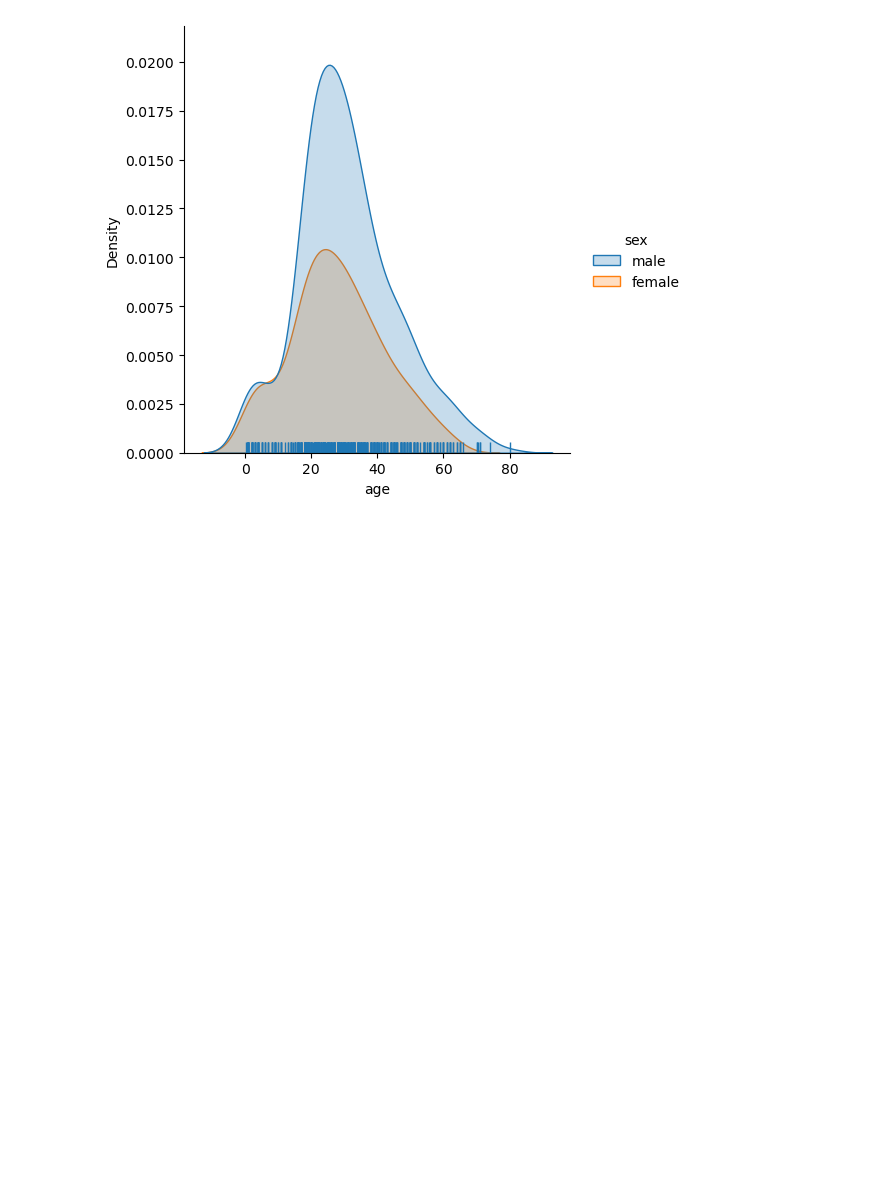
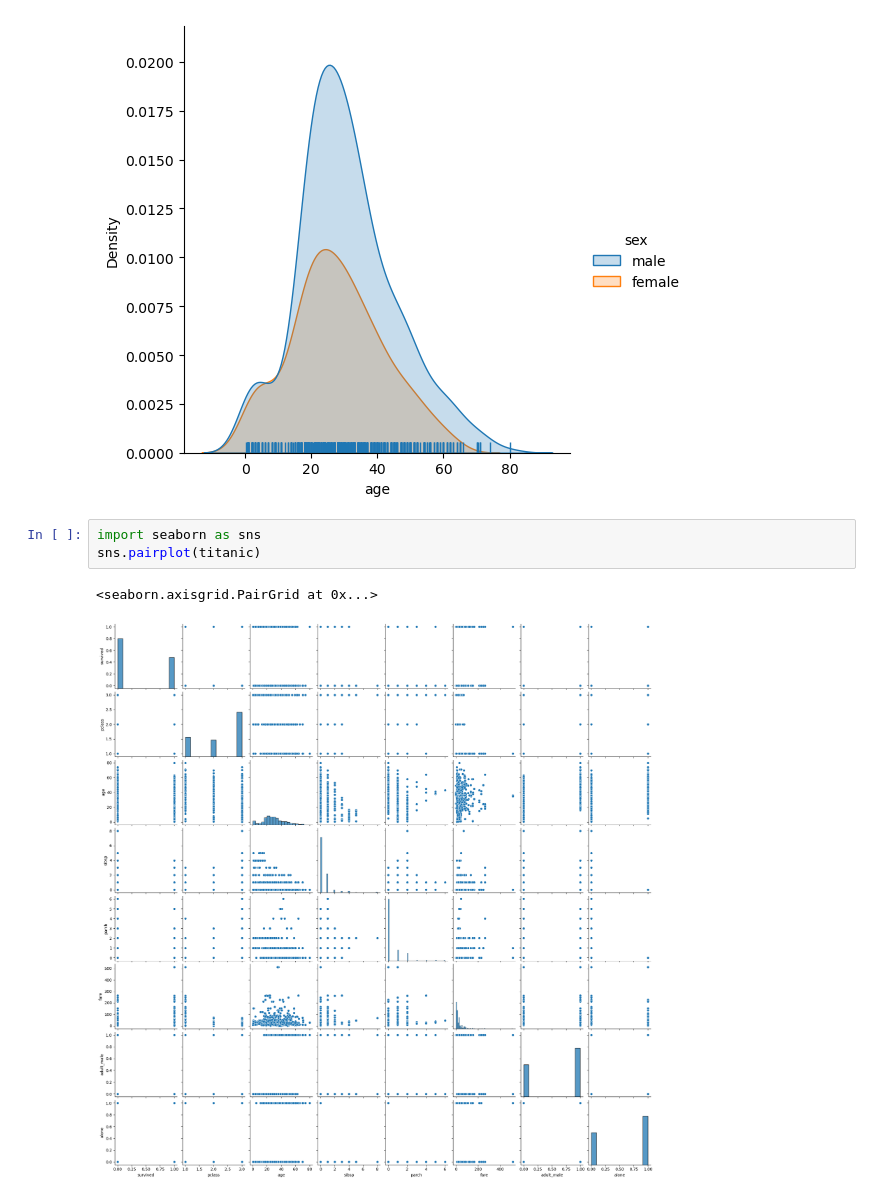
Before and after one commit to mohitkumawat5797/daily-learning, a Jupyter notebook: seaborn_.ipynb, the cells around one changed output. Drawn from its saved outputs; the diff is of its cells as text; blank space fills up the shorter version.

```diff
--- a/seaborn_.ipynb
+++ b/seaborn_.ipynb
@@ -268,3 +268,9 @@ sns.rugplot( data = titanic , x = 'age' )
 # %% [output]
 <Axes: xlabel='age', ylabel='Density'>
 [figure]
+# %%
+import seaborn as sns
+sns.pairplot(titanic)
+# %% [output]
+<seaborn.axisgrid.PairGrid at 0x...>
+[figure, added]
```
Also changed, not shown: 8 other files.
